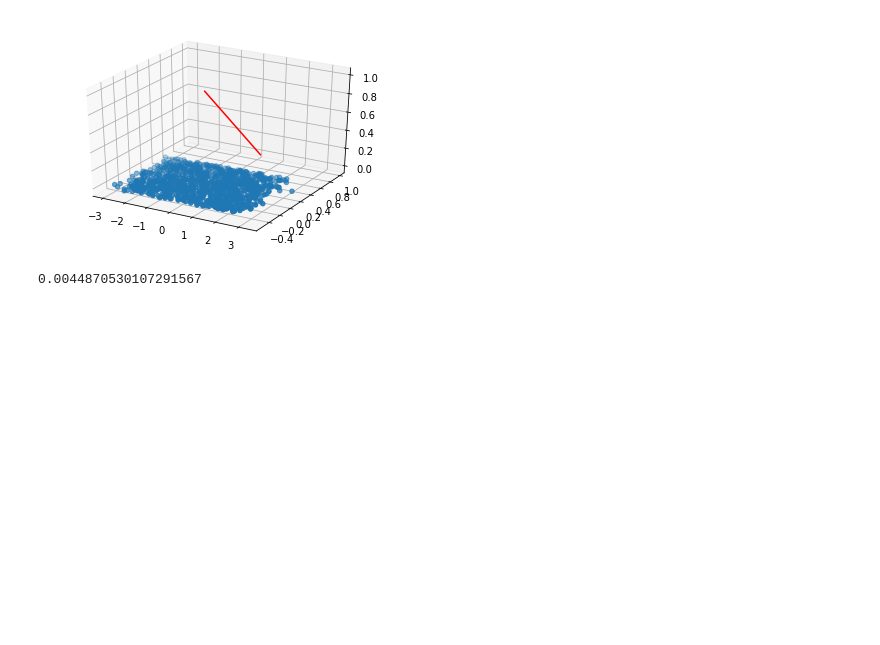
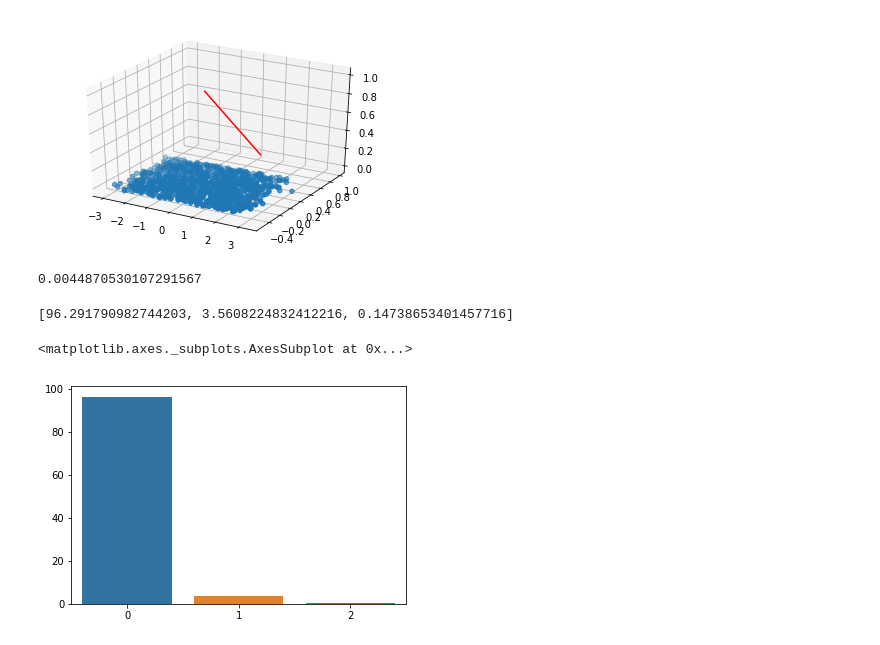
Before and after one commit to MLFall2017/quiz1-mithunjmistry, a Jupyter notebook: pca.ipynb, the cells around one changed output. Saved outputs shown, nothing was run; the diff lists cells and outputs as text; code cells hidden in the pictures; blank space fills up the shorter version.

Commit message:
PC data coverage plot using seaborn

```diff
--- a/pca.ipynb
+++ b/pca.ipynb
@@ -167,0 +170,15 @@ own_pca_testdata.getEigenvectors()[0][1]
+# %%
+objects = ('PC1', 'PC2', 'PC3')
+x_pos = np.arange(len(objects))
+# %%
+performance = [i/sum(own_pca_testdata.getEigenvalues())*100 for i in own_pca_testdata.getEigenvalues()]
+# %%
+performance
+# %% [output]
+[96.291790982744203, 3.5608224832412216, 0.14738653401457716]
+# %%
+#Here we can see PC1 covers 96.29% data
+sns.barplot(x_pos, performance)
+# %% [output]
+<matplotlib.axes._subplots.AxesSubplot at 0x...>
+[figure, added]
```
Also changed, not shown: parts of 1 cell of this notebook.
